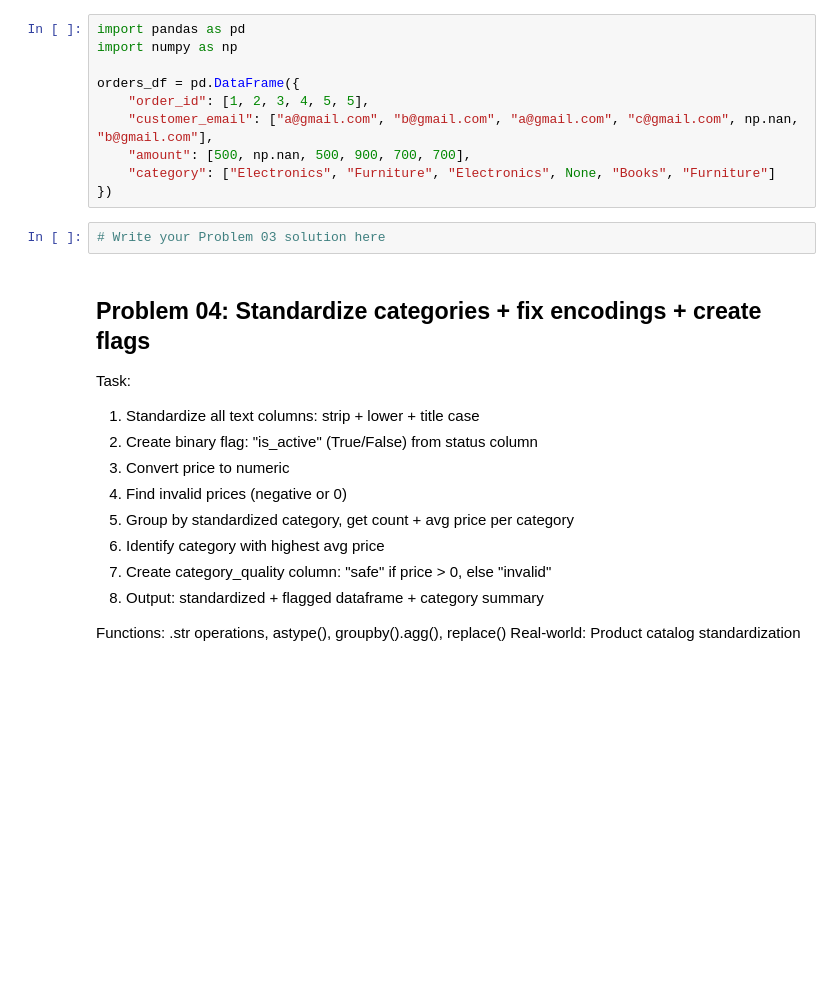
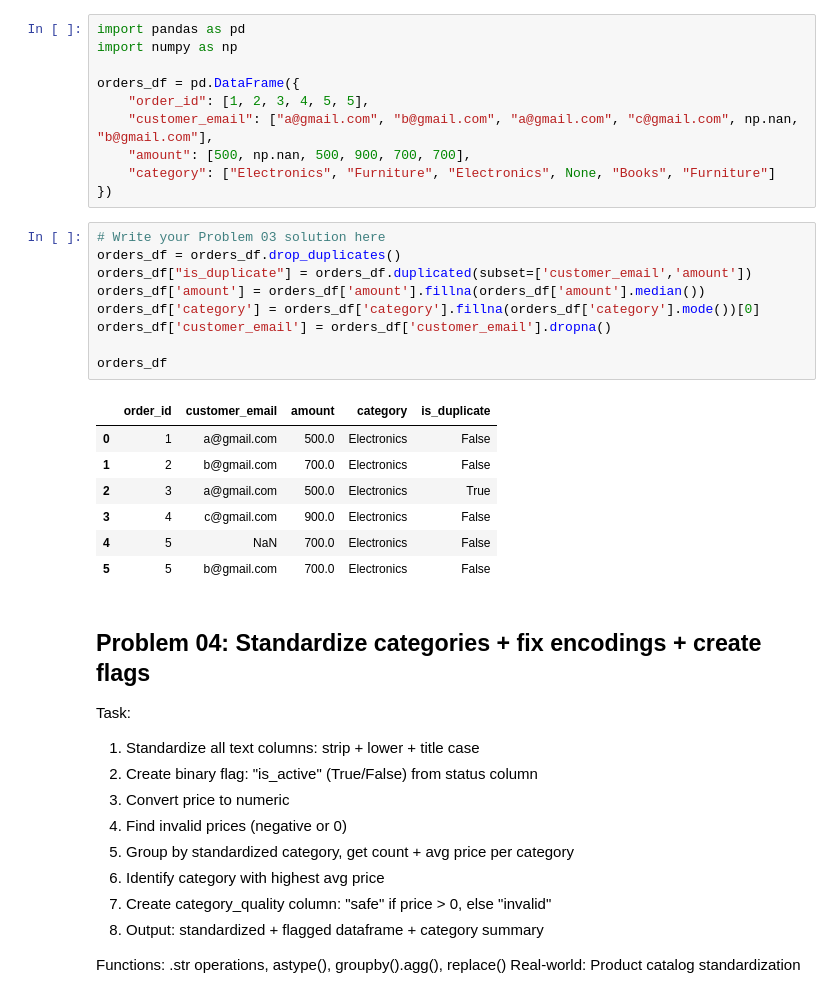
Before and after one commit to yashdeep-patil/Pandas, a Jupyter notebook: pandas_50_real_world_problems.ipynb, the cells around one changed output. Saved outputs shown, nothing was run; the diff lists cells and outputs as text; blank space fills up the shorter version.

Commit message:
Added Problems

```diff
--- a/pandas_50_real_world_problems.ipynb
+++ b/pandas_50_real_world_problems.ipynb
@@ -130,8 +121,23 @@ orders_df = pd.DataFrame({
     "amount": [500, np.nan, 500, 900, 700, 700],
     "category": ["Electronics", "Furniture", "Electronics", None, "Books", "Furniture"]
 })
-# %%
-# Write your Problem 03 solution here
+# %%
+# Write your Problem 03 solution here
+orders_df = orders_df.drop_duplicates()
+orders_df["is_duplicate"] = orders_df.duplicated(subset=['customer_email','amount'])
+orders_df['amount'] = orders_df['amount'].fillna(orders_df['amount'].median())
+orders_df['category'] = orders_df['category'].fillna(orders_df['category'].mode())[0]
+orders_df['customer_email'] = orders_df['customer_email'].dropna()
+
+orders_df
+# %% [output]
+|  | order_id | customer_email | amount | category | is_duplicate |
+| 0 | 1 | a@gmail.com | 500.0 | Electronics | False |
+| 1 | 2 | b@gmail.com | 700.0 | Electronics | False |
+| 2 | 3 | a@gmail.com | 500.0 | Electronics | True |
+| 3 | 4 | c@gmail.com | 900.0 | Electronics | False |
+| 4 | 5 | NaN | 700.0 | Electronics | False |
+| 5 | 5 | b@gmail.com | 700.0 | Electronics | False |
 # %% [markdown]
 ## Problem 04: Standardize categories + fix encodings + create flags
 
```
Also changed, not shown: parts of 3 cells of this notebook.
